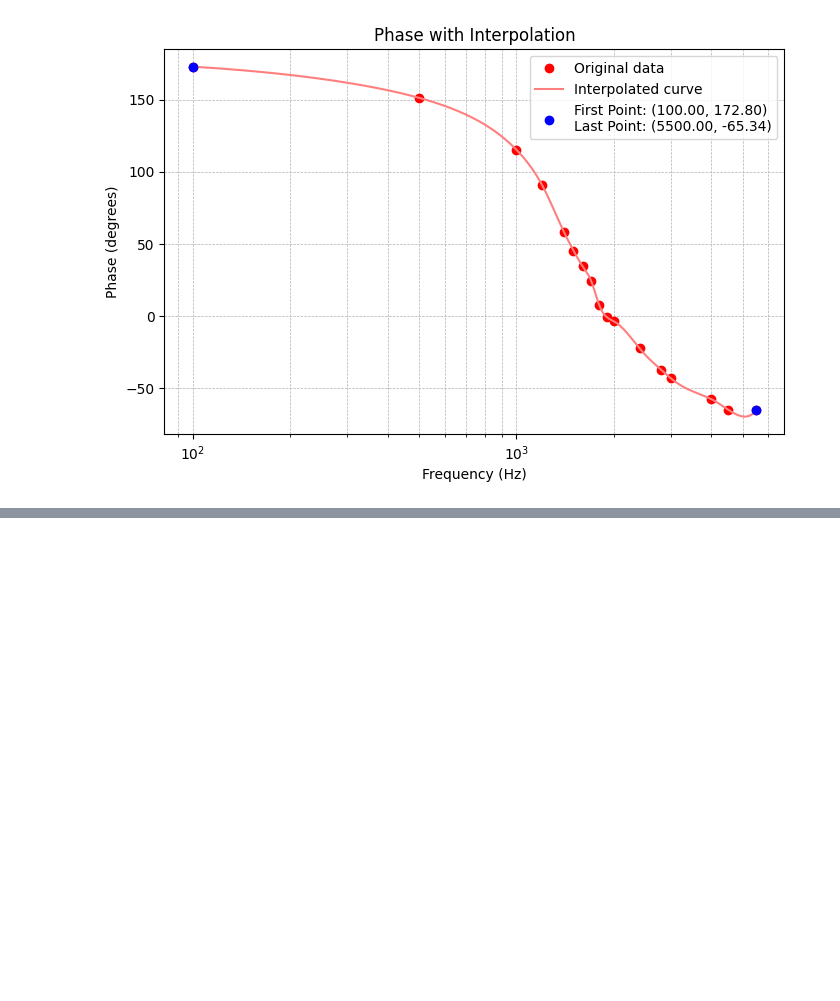
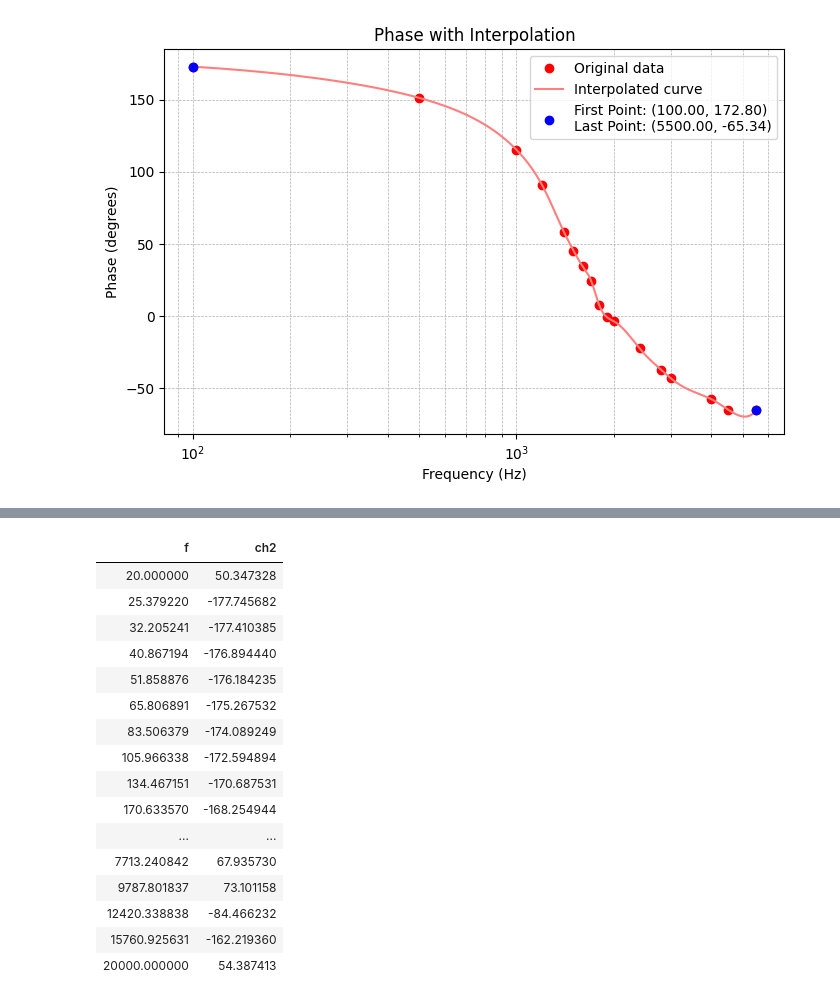
Before and after one commit to fborello-lambda/TC2-2025, a Jupyter notebook: TPL1/TPL1.ipynb, the cells around one changed output, grey strips where cells are left out. Drawn from its saved outputs; the diff is of its cells as text; code cells hidden in the pictures; blank space fills up the shorter version.

```diff
--- a/TPL1/TPL1.ipynb
+++ b/TPL1/TPL1.ipynb
@@ -455,0 +494,41 @@ plt.show()
+# %%
+df = pd.read_csv("TPL1_automatic_meas.csv")
+df.drop("ch1", axis=1, inplace=True)
+
+table_html = df.to_html(classes="my-table", border=1, index=False)
+
+# HTML + JS for toggle button and table
+html_code = f"""
+<button onclick="var tbl = document.getElementById('myTable');
+                 if(tbl.style.display === 'none') {{
+                     tbl.style.display = 'table';
+                 }} else {{
+                     tbl.style.display = 'none';
+                 }}">
+  Show/Hide Table
+</button>
+
+<div id="myTable2" style="display:none;">
+  {table_html}
+</div>
+"""
+
+display(HTML(html_code))
+# %% [output]
+| f | ch2 |
+| 20.000000 | 50.347328 |
+| 25.379220 | -177.745682 |
+| 32.205241 | -177.410385 |
+| 40.867194 | -176.894440 |
+| 51.858876 | -176.184235 |
+| 65.806891 | -175.267532 |
+| 83.506379 | -174.089249 |
+| 105.966338 | -172.594894 |
+| 134.467151 | -170.687531 |
+| 170.633570 | -168.254944 |
+| ... | ... |
+| 7713.240842 | 67.935730 |
+| 9787.801837 | 73.101158 |
+| 12420.338838 | -84.466232 |
+| 15760.925631 | -162.219360 |
+| 20000.000000 | 54.387413 |
```
Also changed, not shown: parts of 8 cells of this notebook, 9 other files.
